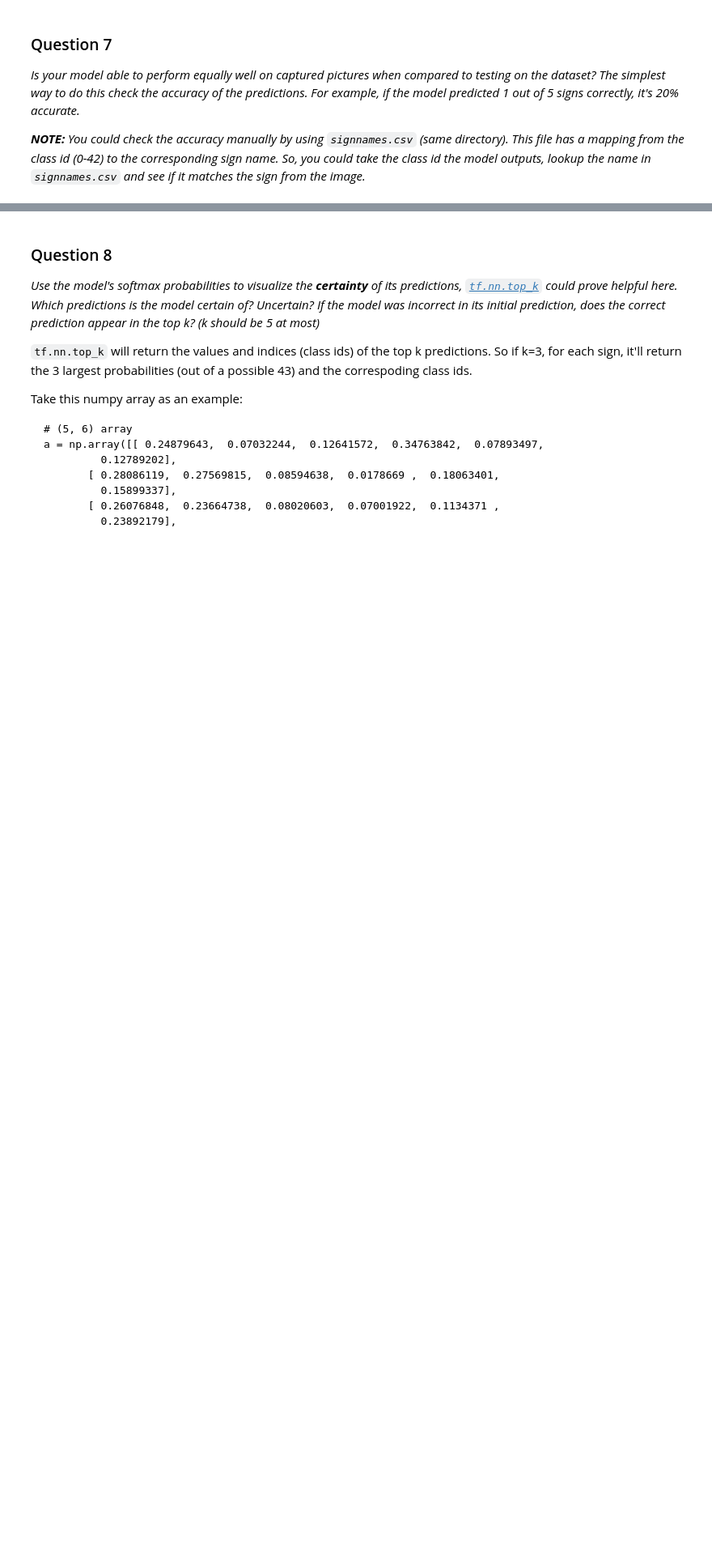
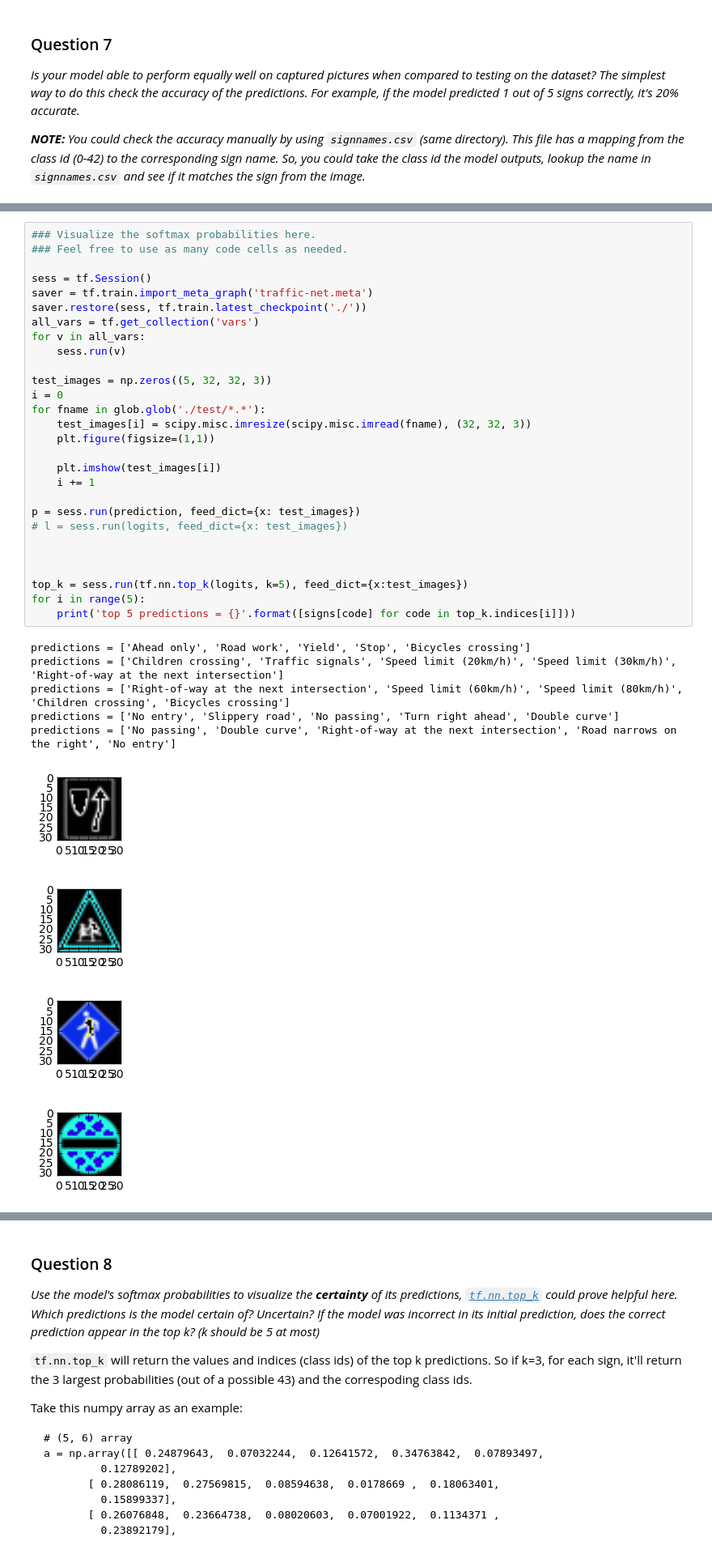
Before and after one commit to herman-cb/CarND-Traffic-Sign-Classifier-Project, a Jupyter notebook: Traffic_Sign_Classifier.ipynb, the cells around one changed output, grey strips where cells are left out. Shown at 81% size. Drawn from its saved outputs; the diff is of its cells as text; blank space fills up the shorter version.

```diff
--- a/Traffic_Sign_Classifier.ipynb
+++ b/Traffic_Sign_Classifier.ipynb
@@ -333,0 +431,38 @@ _**NOTE:** You could check the accuracy manually by using `signnames.csv` (same
+# %%
+### Visualize the softmax probabilities here.
+### Feel free to use as many code cells as needed.
+
+sess = tf.Session()
+saver = tf.train.import_meta_graph('traffic-net.meta')
+saver.restore(sess, tf.train.latest_checkpoint('./'))
+all_vars = tf.get_collection('vars')
+for v in all_vars:
+    sess.run(v)
+
+test_images = np.zeros((5, 32, 32, 3))
+i = 0
+for fname in glob.glob('./test/*.*'):
+    test_images[i] = scipy.misc.imresize(scipy.misc.imread(fname), (32, 32, 3))
+    plt.figure(figsize=(1,1))
+
+    plt.imshow(test_images[i])
+    i += 1
+
+p = sess.run(prediction, feed_dict={x: test_images})
+# l = sess.run(logits, feed_dict={x: test_images})
+
+
+
+top_k = sess.run(tf.nn.top_k(logits, k=5), feed_dict={x:test_images})
+for i in range(5):
+    print('top 5 predictions = {}'.format([signs[code] for code in top_k.indices[i]]))
+# %% [output]
+predictions = ['Ahead only', 'Road work', 'Yield', 'Stop', 'Bicycles crossing']
+predictions = ['Children crossing', 'Traffic signals', 'Speed limit (20km/h)', 'Speed limit (30km/h)', 'Right-of-way at the next intersection']
+predictions = ['Right-of-way at the next intersection', 'Speed limit (60km/h)', 'Speed limit (80km/h)', 'Children crossing', 'Bicycles crossing']
+predictions = ['No entry', 'Slippery road', 'No passing', 'Turn right ahead', 'Double curve']
+predictions = ['No passing', 'Double curve', 'Right-of-way at the next intersection', 'Road narrows on the right', 'No entry']
+[figure, added]
+[figure, added]
+[figure, added]
+[figure, added]
```
Also changed, not shown: parts of 21 cells of this notebook, 9 other files.
